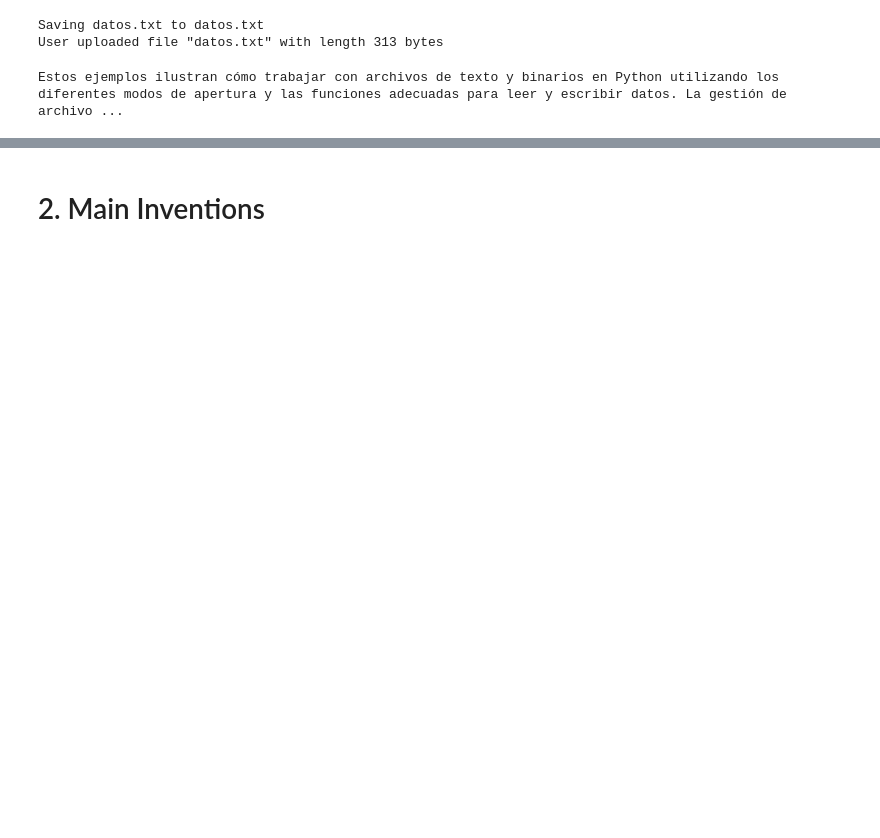
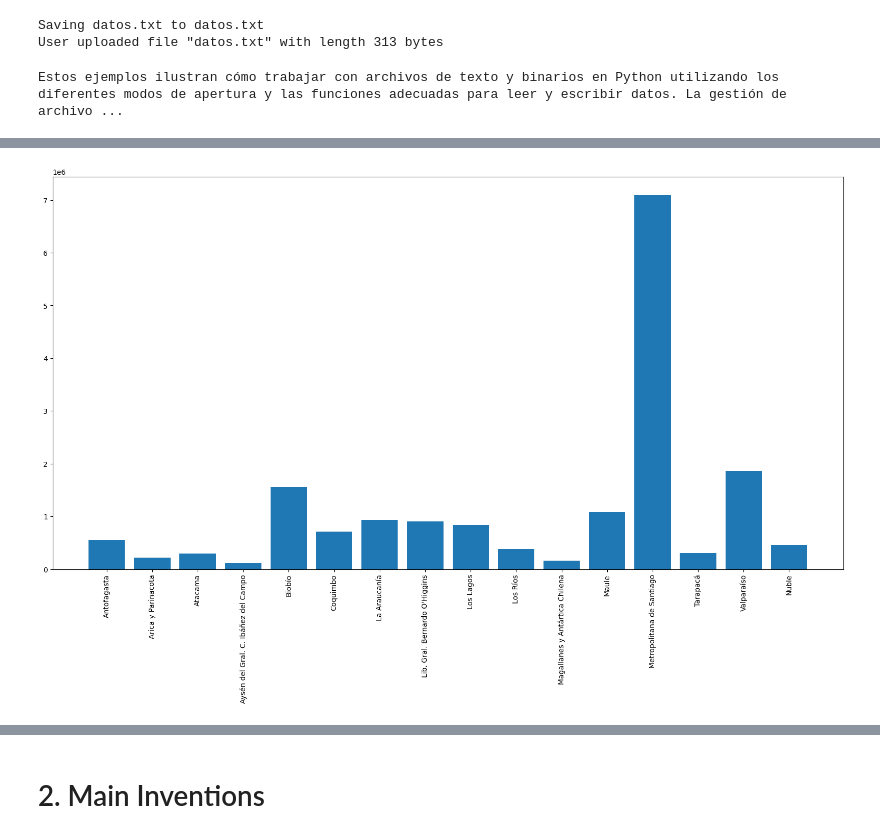
Before and after one commit to Tatoloops/PublicRepository, a Jupyter notebook: Python/Clase001.ipynb, the cells around one changed output, grey strips where cells are left out. Saved outputs shown, nothing was run; the diff lists cells and outputs as text; code cells hidden in the pictures; blank space fills up the shorter version.

```diff
--- a/Python/Clase001.ipynb
+++ b/Python/Clase001.ipynb
@@ -126,0 +662,2 @@ Estos ejemplos ilustran cómo trabajar con archivos de texto y binarios en Pytho
+# %%
+com_frame = pd.read_csv("comunas.csv", header=None)
@@ -126,0 +675,3 @@ Estos ejemplos ilustran cómo trabajar con archivos de texto y binarios en Pytho
+# %%
+com_frame.columns = ['cod', 'nombre', 'prov', 'reg', 'sup', 'pobl', 'dens', 'idh']
+com_frame
@@ -126,0 +751,3 @@ Estos ejemplos ilustran cómo trabajar con archivos de texto y binarios en Pytho
+# %%
+com_frame = com_frame.fillna(0)
+com_frame
@@ -126,0 +844,14 @@ Estos ejemplos ilustran cómo trabajar con archivos de texto y binarios en Pytho
+# %%
+import matplotlib.pyplot as plt
+
+# Ajustamos el tamaño del gráfico
+plt.rcParams['figure.figsize'] = [20, 10]
+
+pop_by_comune = com_frame['pobl'].groupby(com_frame['reg']).sum()
+plt.bar(pop_by_comune.keys(), pop_by_comune)
+
+# Ajustamos la rotación de los labels
+plt.xticks(rotation=90)
+
+plt
+# %% [output]
@@ -126,0 +859 @@ Estos ejemplos ilustran cómo trabajar con archivos de texto y binarios en Pytho
+[figure, added]
```
Also changed, not shown: parts of 199 cells of this notebook.
